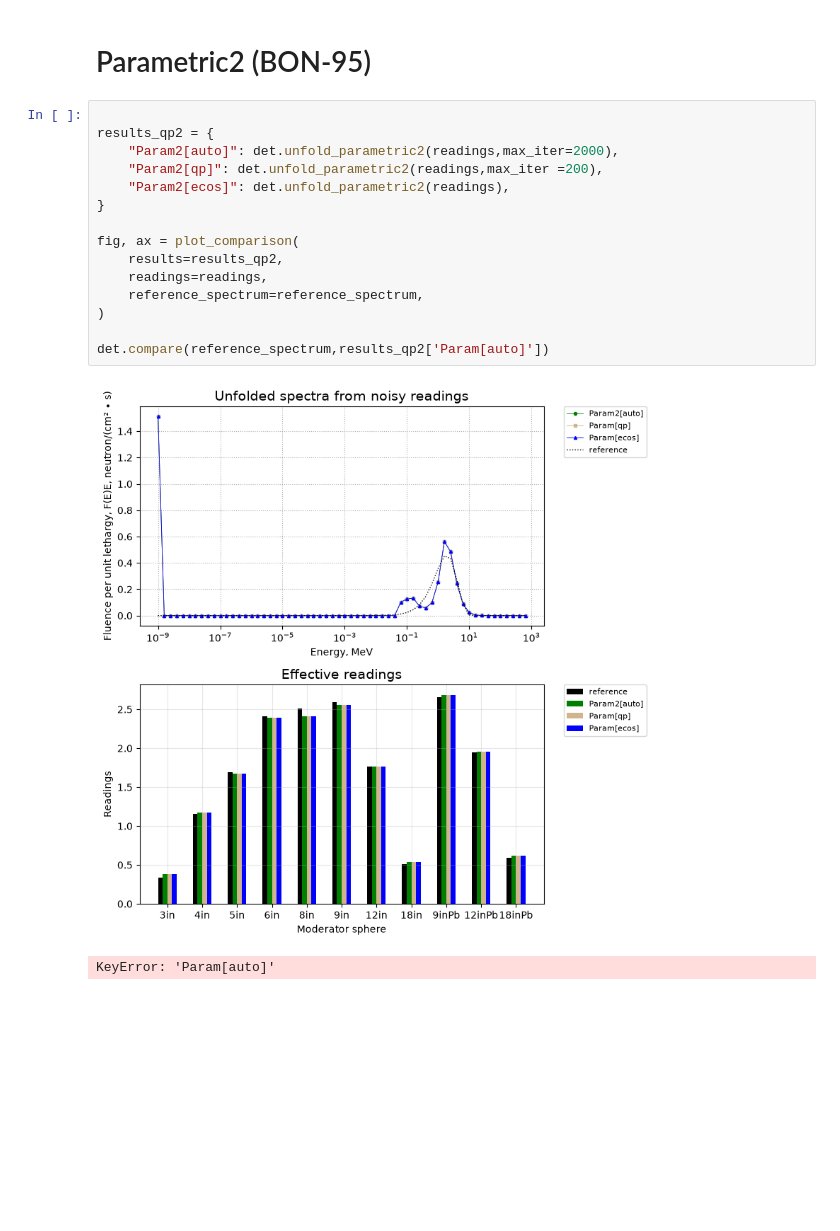
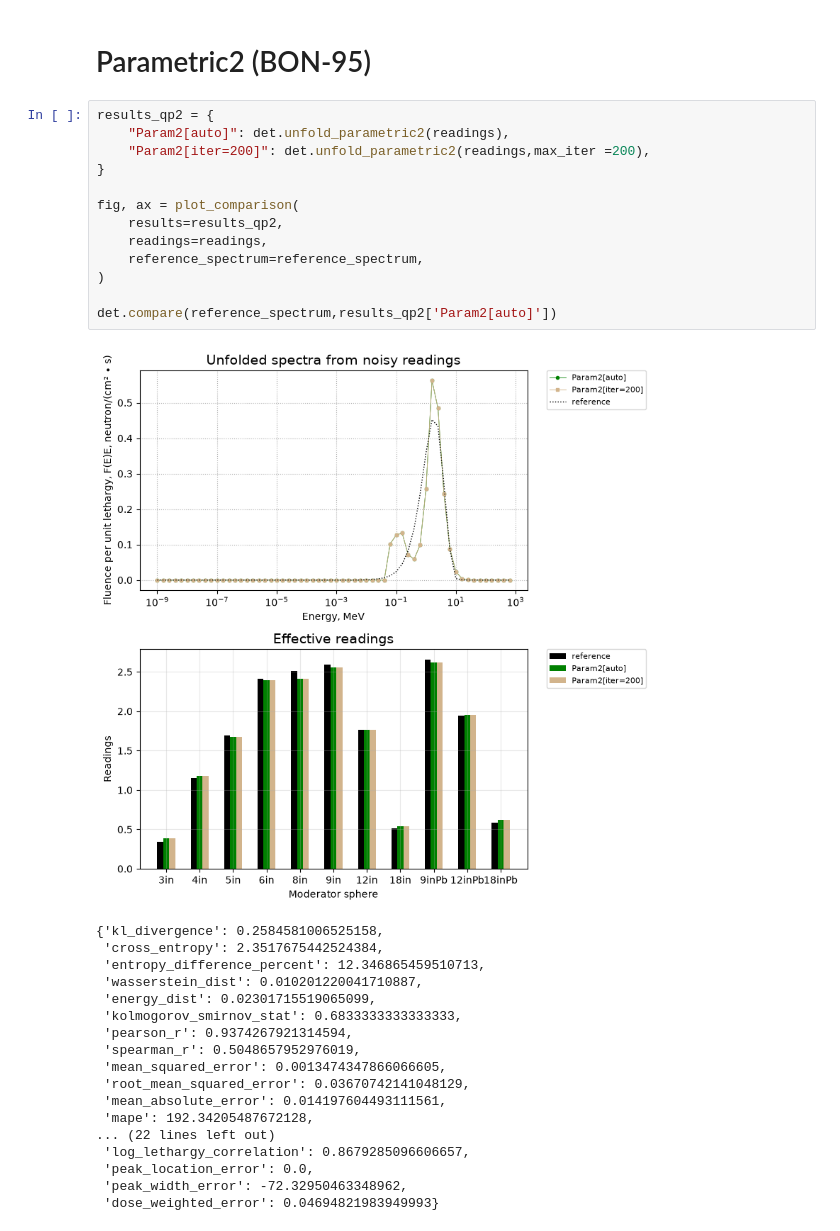
Before and after one commit to Radiationsafety/bssunfold, a Jupyter notebook: examples/16-Parametric.ipynb, the cells around one changed output. Saved outputs shown, nothing was run; the diff lists cells and outputs as text; blank space fills up the shorter version.

Commit message:
edge errors fix

```diff
--- a/examples/16-Parametric.ipynb
+++ b/examples/16-Parametric.ipynb
@@ -220,20 +220,34 @@ det.compare(reference_spectrum,results_qp['Param[auto]'])
 # %% [markdown]
 # Parametric2 (BON-95)
 # %%
-
 results_qp2 = {
-    "Param2[auto]": det.unfold_parametric2(readings,max_iter=2000),
-    "Param2[qp]": det.unfold_parametric2(readings,max_iter =200),
-    "Param2[ecos]": det.unfold_parametric2(readings),
+    "Param2[auto]": det.unfold_parametric2(readings),
+    "Param2[iter=200]": det.unfold_parametric2(readings,max_iter =200),
 }
 
 fig, ax = plot_comparison(
     results=results_qp2,
     readings=readings,
     reference_spectrum=reference_spectrum,
 )
 
-det.compare(reference_spectrum,results_qp2['Param[auto]'])
+det.compare(reference_spectrum,results_qp2['Param2[auto]'])
 # %% [output]
-[figure, old version]
+[figure, new version]
-KeyError: 'Param[auto]'
+{'kl_divergence': 0.2584581006525158,
+ 'cross_entropy': 2.3517675442524384,
+ 'entropy_difference_percent': 12.346865459510713,
+ 'wasserstein_dist': 0.010201220041710887,
+ 'energy_dist': 0.02301715519065099,
+ 'kolmogorov_smirnov_stat': 0.6833333333333333,
+ 'pearson_r': 0.9374267921314594,
+ 'spearman_r': 0.5048657952976019,
+ 'mean_squared_error': 0.0013474347866066605,
+ 'root_mean_squared_error': 0.03670742141048129,
+ 'mean_absolute_error': 0.014197604493111561,
+ 'mape': 192.34205487672128,
+... (22 lines left out)
+ 'log_lethargy_correlation': 0.8679285096606657,
+ 'peak_location_error': 0.0,
+ 'peak_width_error': -72.32950463348962,
+ 'dose_weighted_error': 0.04694821983949993}
```
Also changed, not shown: parts of 1 cell of this notebook, 5 other files.
